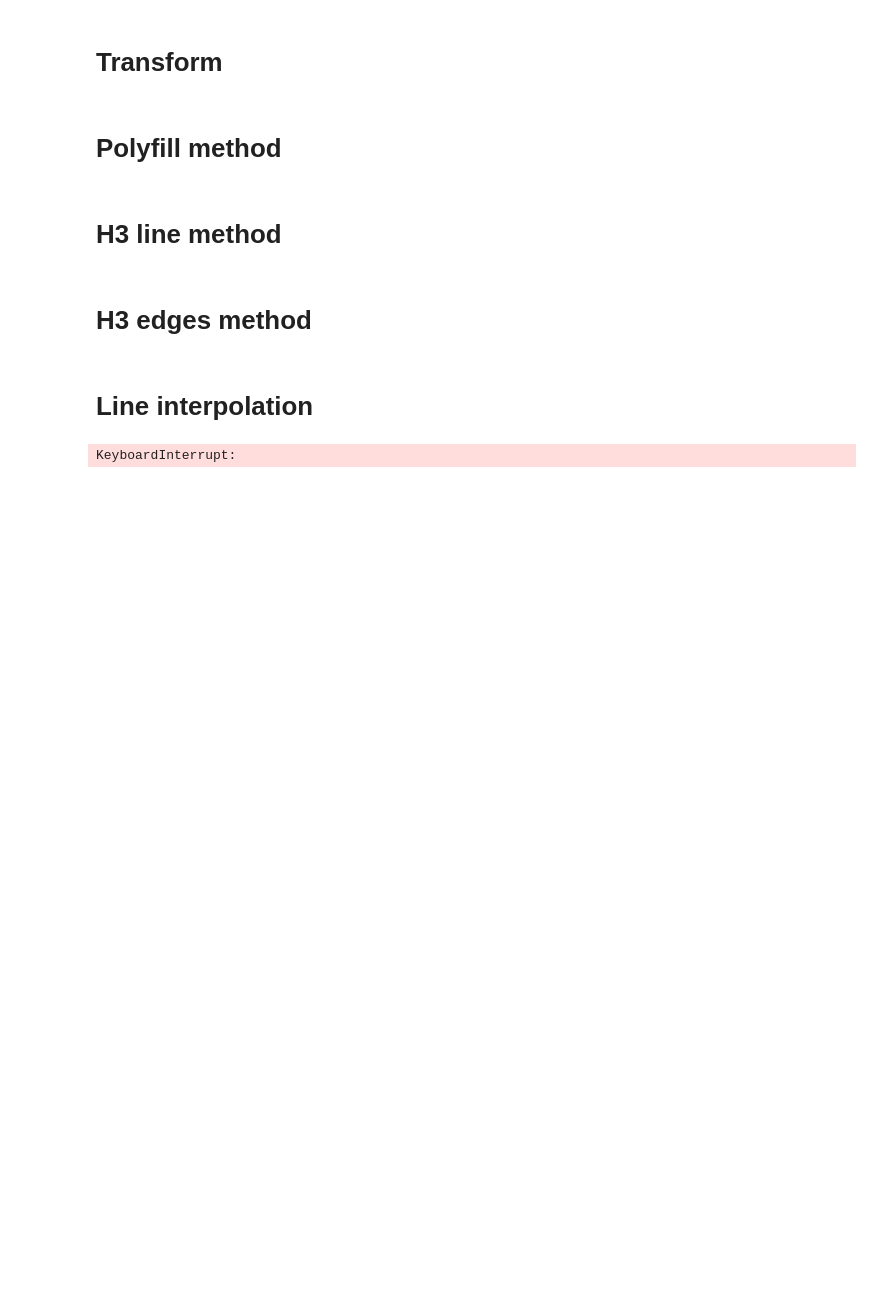
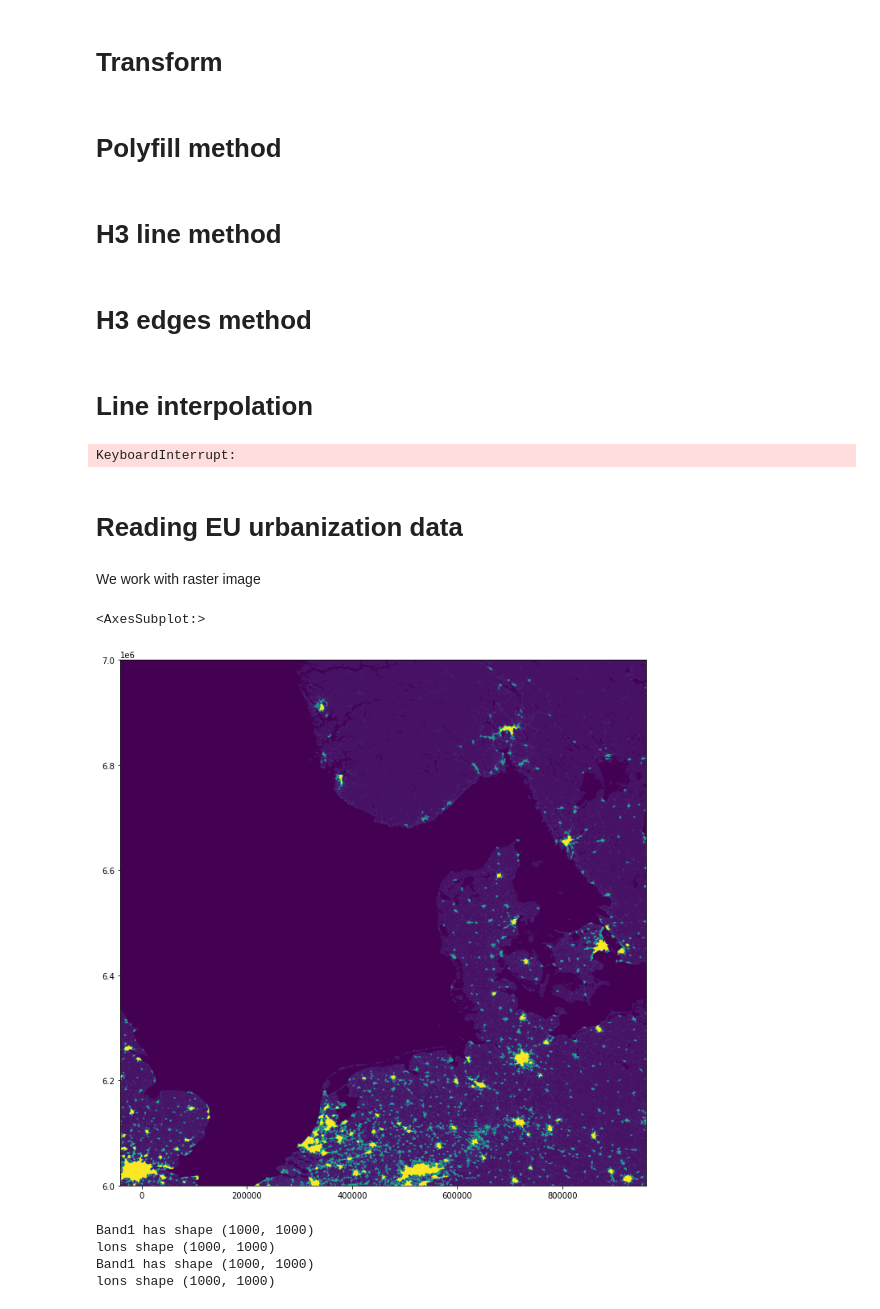
Before and after one commit to inkompotato/transit, a Jupyter notebook: notebooks/gtfs_kit.ipynb, the cells around one changed output. Drawn from its saved outputs; the diff is of its cells as text; code cells hidden in the pictures; blank space fills up the shorter version.

Commit message:
urban_rural

```diff
--- a/notebooks/gtfs_kit.ipynb
+++ b/notebooks/gtfs_kit.ipynb
@@ -258,3 +259,7 @@ KeyboardInterrupt:
 walk = pd.DataFrame(list(h3_set), columns=['h3'])
 walk['x'] = 1
 walk.to_csv("line_paths_11.csv")
+# %% [markdown]
+# Reading EU urbanization data
+# %% [markdown]
+We work with raster image
@@ -260,0 +295,40 @@ walk.to_csv("line_paths_11.csv")
+# %%
+fp = r'GHS_SMOD_POP2015_GLOBE_R2019A_54009_1K_V2_0_18_2.tif'
+img = rasterio.open(fp)
+fig, ax = plt.subplots(1, figsize=(12, 12))
+show(img, ax=ax)
+# %% [output]
+<AxesSubplot:>
+[figure, added]
+# %%
+h3_set = dict()
+fps = ['GHS_SMOD_POP2015_GLOBE_R2019A_54009_1K_V2_0_18_2.tif','GHS_SMOD_POP2015_GLOBE_R2019A_54009_1K_V2_0_19_2.tif']
+for fp in fps:
+    with rasterio.open(fp) as src:
+        band1 = src.read(1)
+        print('Band1 has shape', band1.shape)
+        height = band1.shape[0]
+        width = band1.shape[1]
+        cols, rows = np.meshgrid(np.arange(width), np.arange(height))
+        xs, ys = rasterio.transform.xy(src.transform, rows, cols)
+        lons= np.array(xs)
+        lats = np.array(ys)
+        print('lons shape', lons.shape)
+        xs_t, ys_t = rasterio.warp.transform(
+            CRS.from_wkt('PROJCS["World_Mollweide",GEOGCS["WGS 84",DATUM["WGS_1984",SPHEROID["WGS 84",6378137,298.257223563,AUTHORITY["EPSG","7030"]],\
+                AUTHORITY["EPSG","6326"]],PRIMEM["Greenwich",0],UNIT["Degree",0.0174532925199433]],PROJECTION["Mollweide"],PARAMETER["central_meridian",0],\
+                PARAMETER["false_easting",0],PARAMETER["false_northing",0],UNIT["metre",1,AUTHORITY["EPSG","9001"]],AXIS["Easting",EAST],AXIS["Northing",NORTH]]'),
+            CRS.from_epsg(4326),
+            xs = lons.flatten(),
+            ys = lats.flatten()
+        )
+        for x,y, val in zip(xs_t, ys_t, band1.flatten()):
+            if val in [22, 23, 30]: #urban pixel values
+                h3_set[h3.geo_to_h3(y,x, resolution=7)] = 1
+            elif val in [11,12,13, 21]: #rural pixel values
+                h3_set[h3.geo_to_h3(y,x, resolution=7)] = 0
+# %% [output]
+Band1 has shape (1000, 1000)
+lons shape (1000, 1000)
+Band1 has shape (1000, 1000)
+lons shape (1000, 1000)
```
Also changed, not shown: parts of 11 cells of this notebook.
